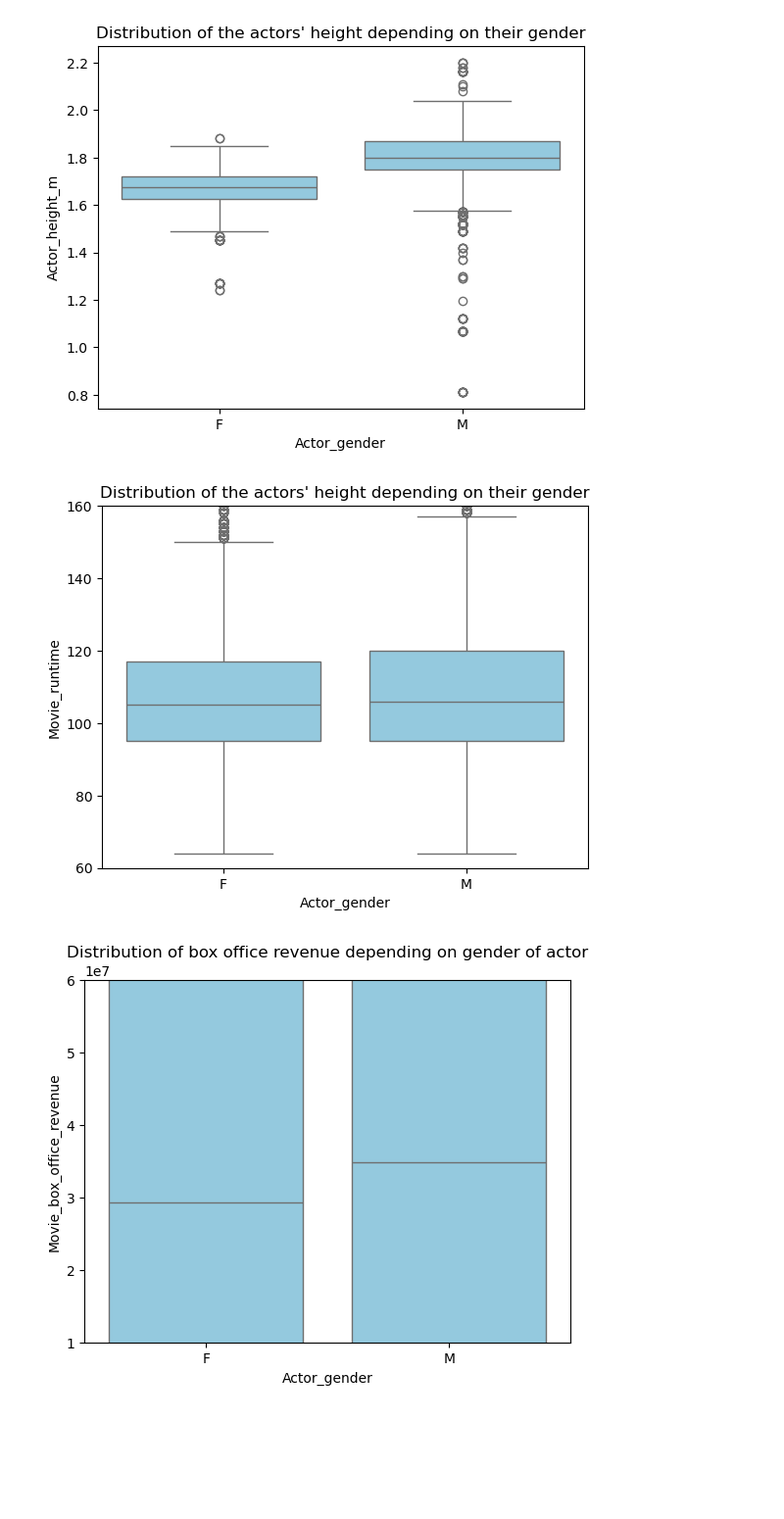
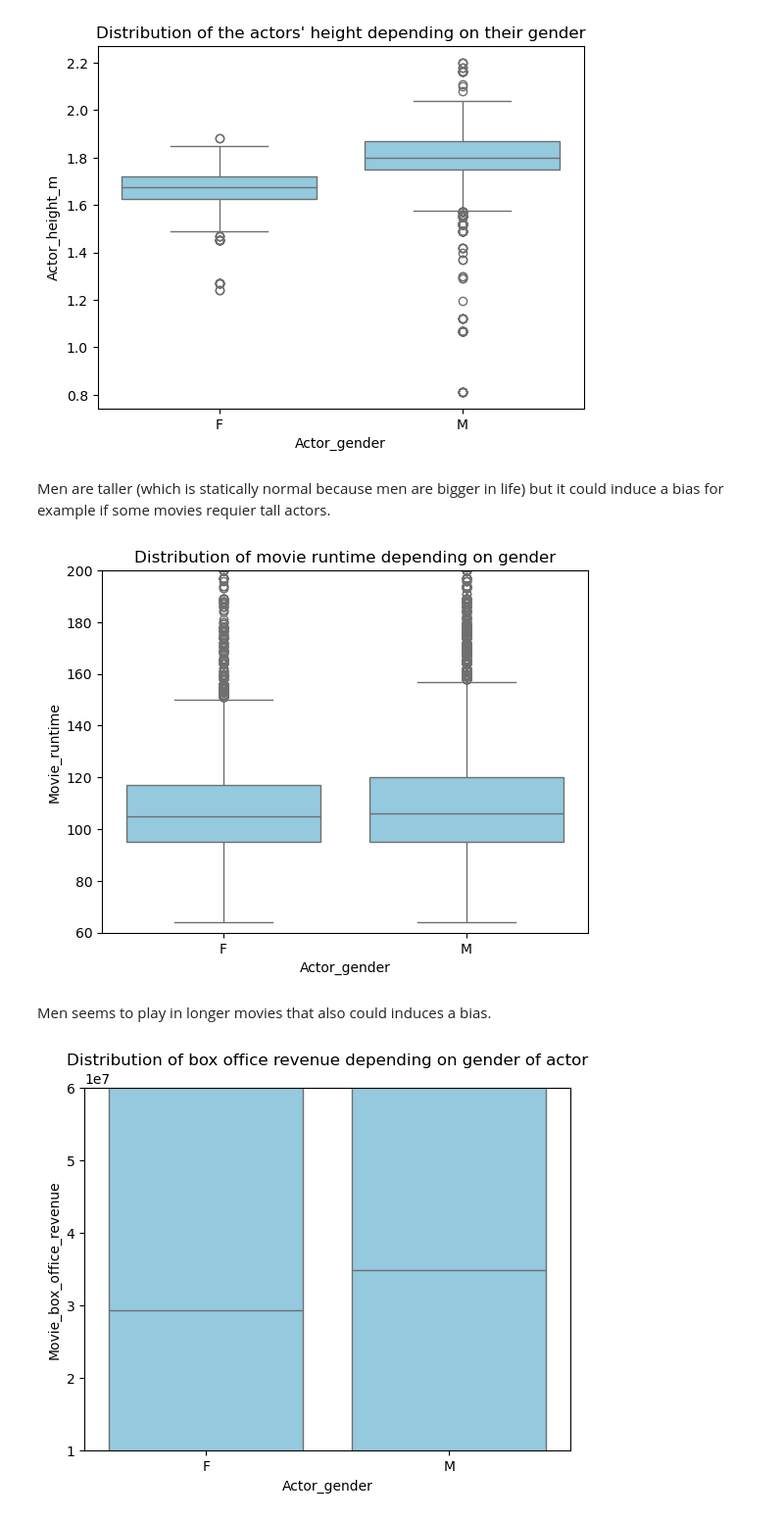
Before and after one commit to epfl-ada/ada-2024-project-ecureuilscosmiques24, a Jupyter notebook: projet_ADA.ipynb, the cells around one changed output. Shown at 98% size. Cells and saved outputs as stored; diff of their text form; code cells hidden in the pictures; blank space fills up the shorter version.

Commit message:
change in the morning of etienne new plot

```diff
--- a/projet_ADA.ipynb
+++ b/projet_ADA.ipynb
@@ -517,13 +523,17 @@ plt.title("Distribution of the actors' height depending on their gender")
 plt.show()
 # %% [output]
 [figure]
+# %% [markdown]
+Men are taller (which is statically normal because men are bigger in life) but it could induce a bias for example if some movies requier tall actors.
 # %%
 sns.boxplot(x=df2["Actor_gender"], y=df2["Movie_runtime"], data=df2,color='skyblue')
-plt.title("Distribution of the actors' height depending on their gender")
-plt.ylim(60,160)
+plt.title("Distribution of movie runtime depending on gender")
+plt.ylim(60,200)
 plt.show()
 # %% [output]
-[figure, old version]
+[figure, new version]
+# %% [markdown]
+Men seems to play in longer movies that also could induces a bias.
 # %%
 sns.boxplot(x=df2["Actor_gender"], y=df2["Movie_box_office_revenue"], data=df2,color='skyblue')
 plt.title("Distribution of box office revenue depending on gender of actor")
```
Also changed, not shown: parts of 7 cells of this notebook.
